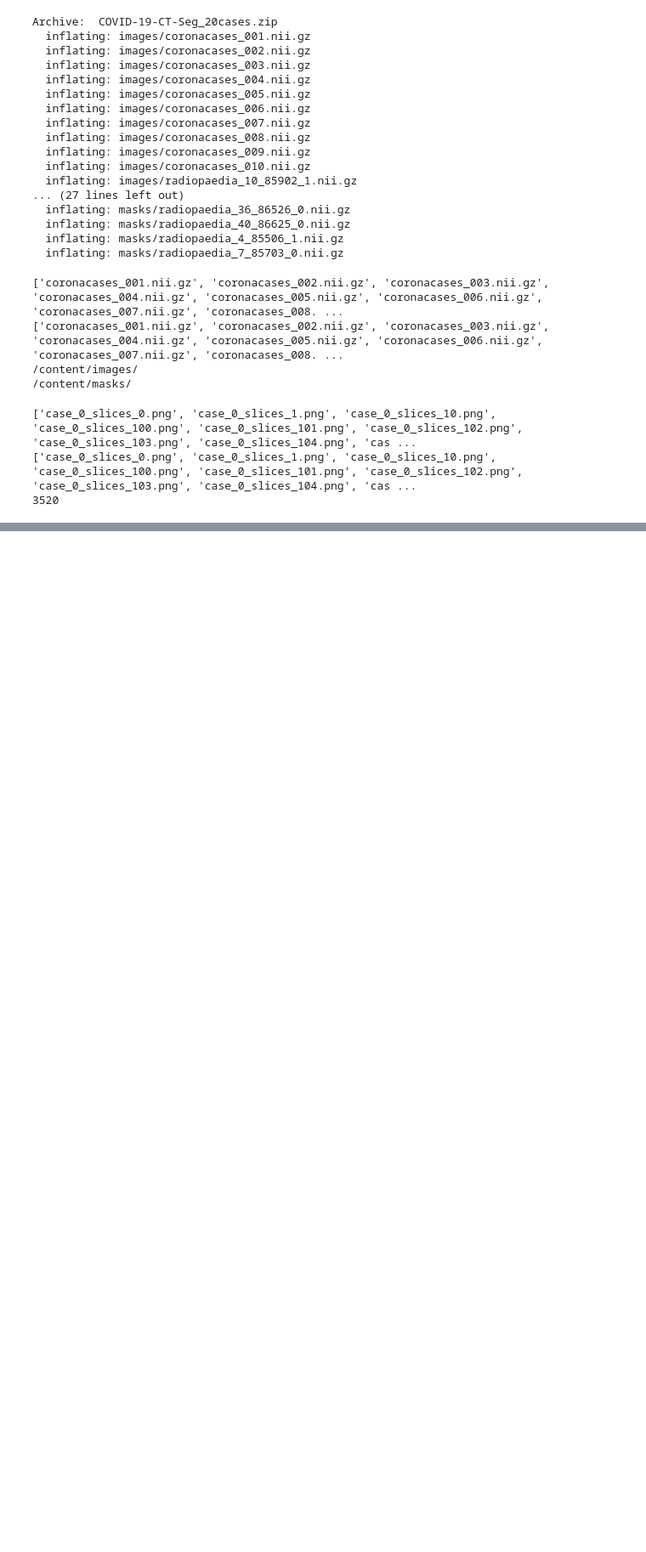
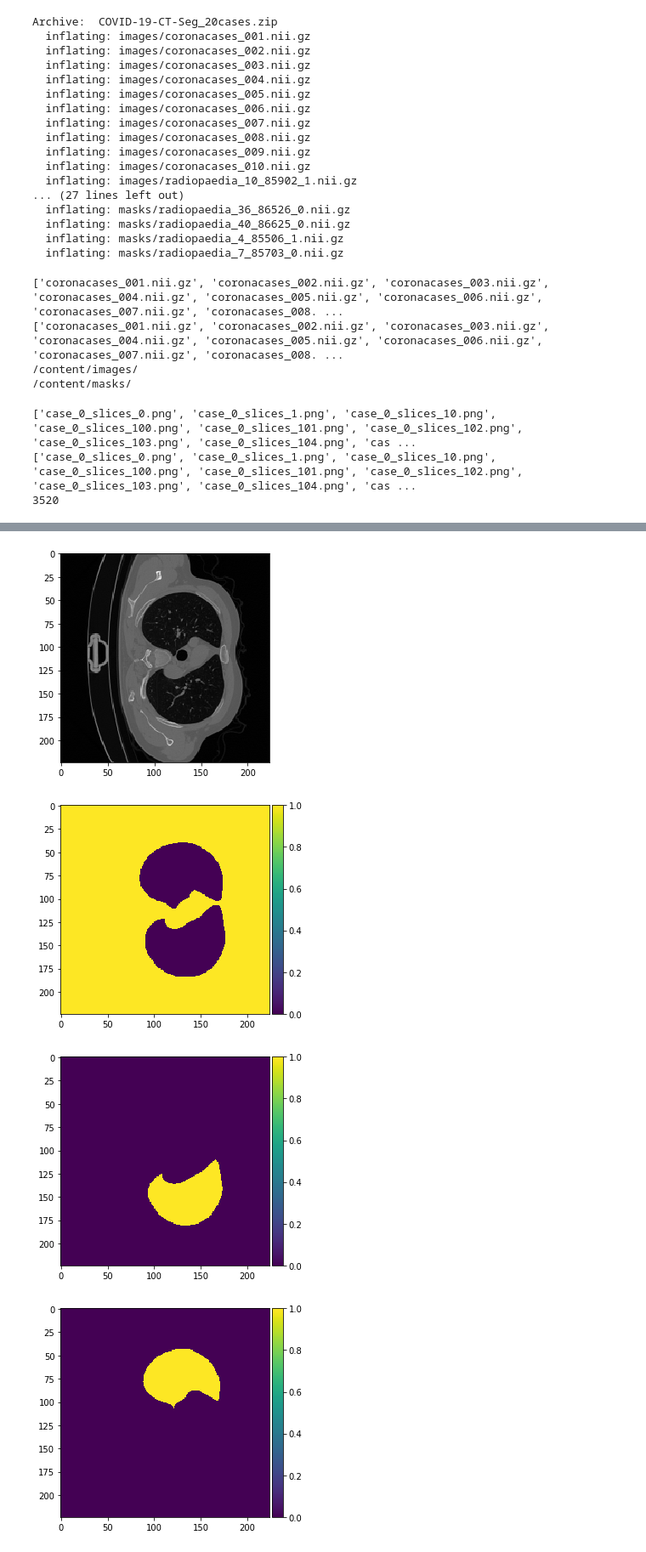
Before and after one commit to bhomaidan1990/SSI_Project, a Jupyter notebook: Project_Code/Notebooks/Unet_model.ipynb, the cells around one changed output, grey strips where cells are left out. Shown at 85% size. Saved outputs shown, nothing was run; the diff lists cells and outputs as text; code cells hidden in the pictures; blank space fills up the shorter version.

```diff
--- a/Project_Code/Notebooks/Unet_model.ipynb
+++ b/Project_Code/Notebooks/Unet_model.ipynb
@@ -289,0 +308,18 @@ x_train, x_val, y_train, y_val = train_test_split(x_train, y_train, test_size=0.
+# %%
+ix = 30
+imshow(x_train[ix,:,:,0])
+plt.show()
+imshow(np.squeeze(y_train[ix,:,:,0]))
+plt.show()
+imshow(np.squeeze(y_train[ix,:,:,1]))
+plt.show()
+imshow(np.squeeze(y_train[ix,:,:,2]))
+plt.show()
+imshow(np.squeeze(y_train[ix,:,:,3]))
+plt.show()
+X_train[ix].shape
+# %% [output]
+[figure, added]
+[figure, added]
+[figure, added]
+[figure, added]
```
Also changed, not shown: parts of 29 cells of this notebook.
